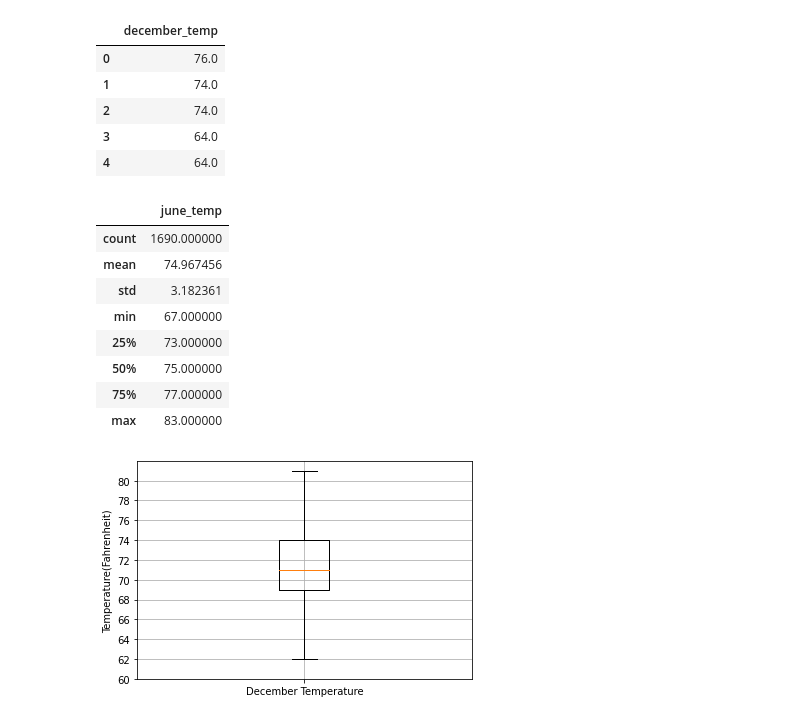
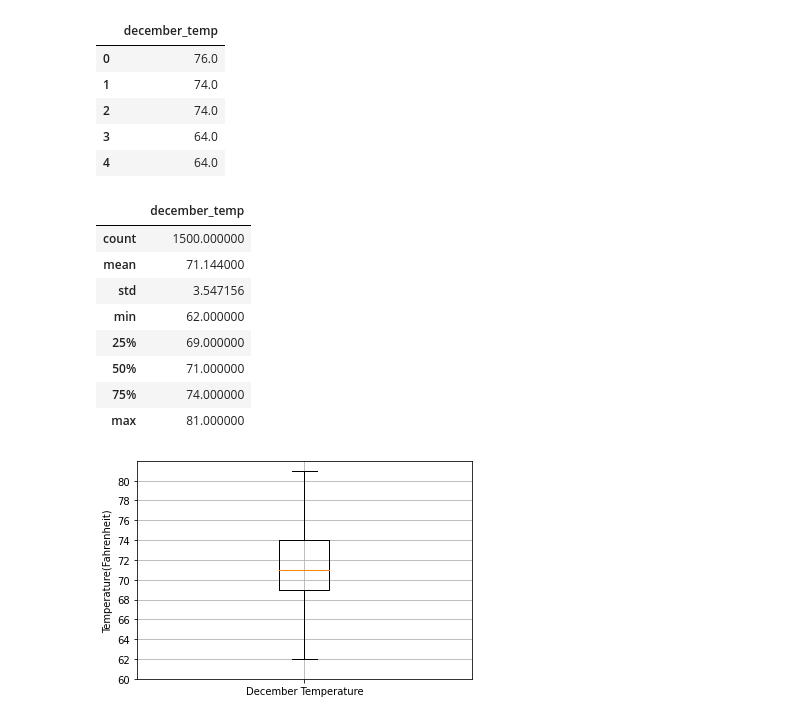
Before and after one commit to nluna96/surfs_up, a Jupyter notebook: SurfsUp_Challenge.ipynb, the cells around one changed output. Drawn from its saved outputs; the diff is of its cells as text; code cells hidden in the pictures.

```diff
--- a/SurfsUp_Challenge.ipynb
+++ b/SurfsUp_Challenge.ipynb
@@ -213,17 +213,17 @@ df_december_updated.head()
 | 3 | 64.0 |
 | 4 | 64.0 |
 # %%
-df_june_updated.describe()
+df_december_updated.describe()
 # %% [output]
-|  | june_temp |
-| count | 1690.000000 |
-| mean | 74.967456 |
-| std | 3.182361 |
-| min | 67.000000 |
-| 25% | 73.000000 |
-| 50% | 75.000000 |
-| 75% | 77.000000 |
-| max | 83.000000 |
+|  | december_temp |
+| count | 1500.000000 |
+| mean | 71.144000 |
+| std | 3.547156 |
+| min | 62.000000 |
+| 25% | 69.000000 |
+| 50% | 71.000000 |
+| 75% | 74.000000 |
+| max | 81.000000 |
 # %%
 x_labels = ["December Temperature"]
 fig, ax = plt.subplots()
```
Also changed, not shown: parts of 1 cell of this notebook, 1 other file.
